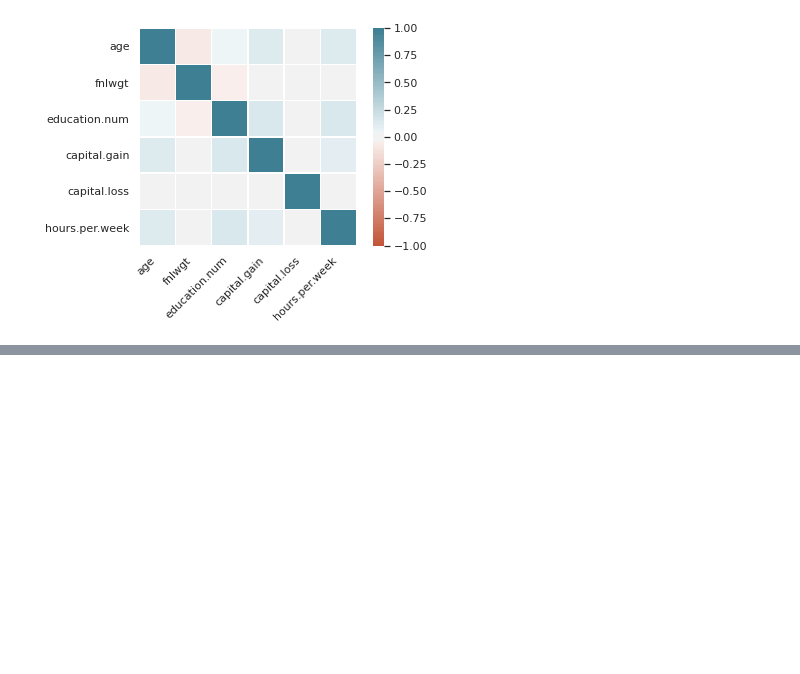
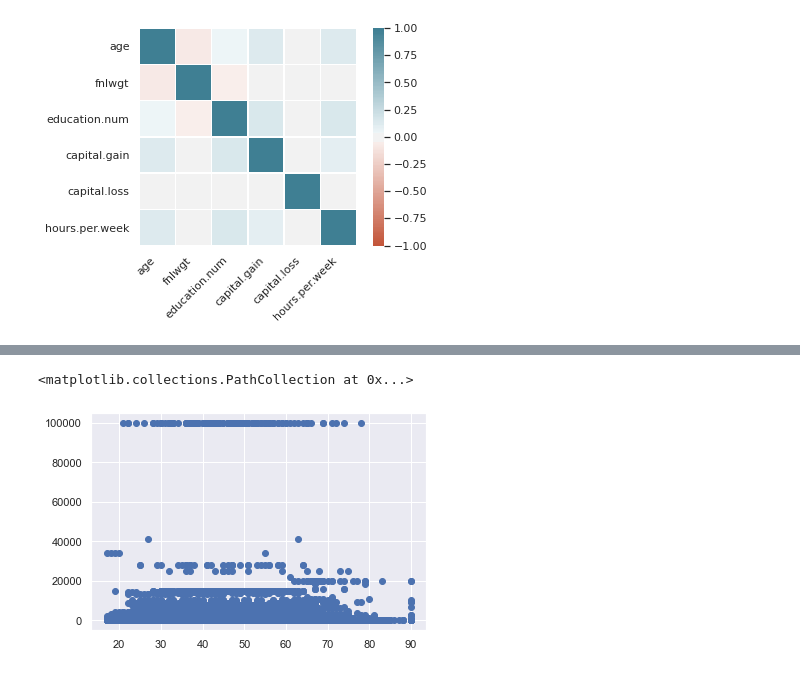
Before and after one commit to nicholasanthonys/tubes-probabilias-statistika, a Jupyter notebook: Tubes Data Cleaning.ipynb, the cells around one changed output, grey strips where cells are left out. Cells and saved outputs as stored; diff of their text form; code cells hidden in the pictures; blank space fills up the shorter version.

```diff
--- a/Tubes Data Cleaning.ipynb
+++ b/Tubes Data Cleaning.ipynb
@@ -180,0 +197,5 @@ ax.set_xticklabels(
+# %%
+plt.scatter(datacensus["age"], datacensus["capital.gain"])
+# %% [output]
+<matplotlib.collections.PathCollection at 0x...>
+[figure, added]
```
Also changed, not shown: parts of 17 cells of this notebook.
